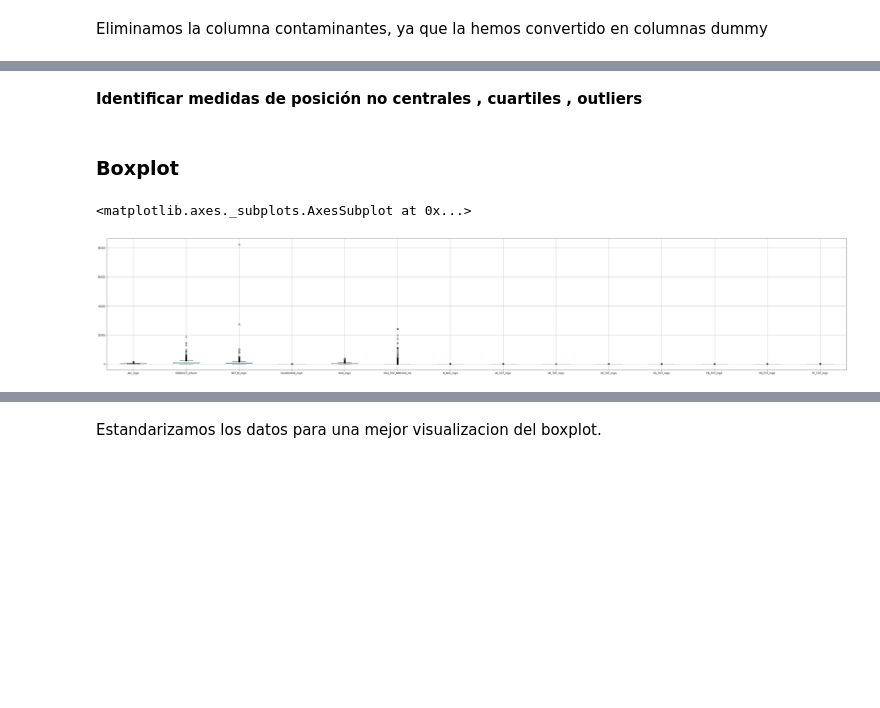
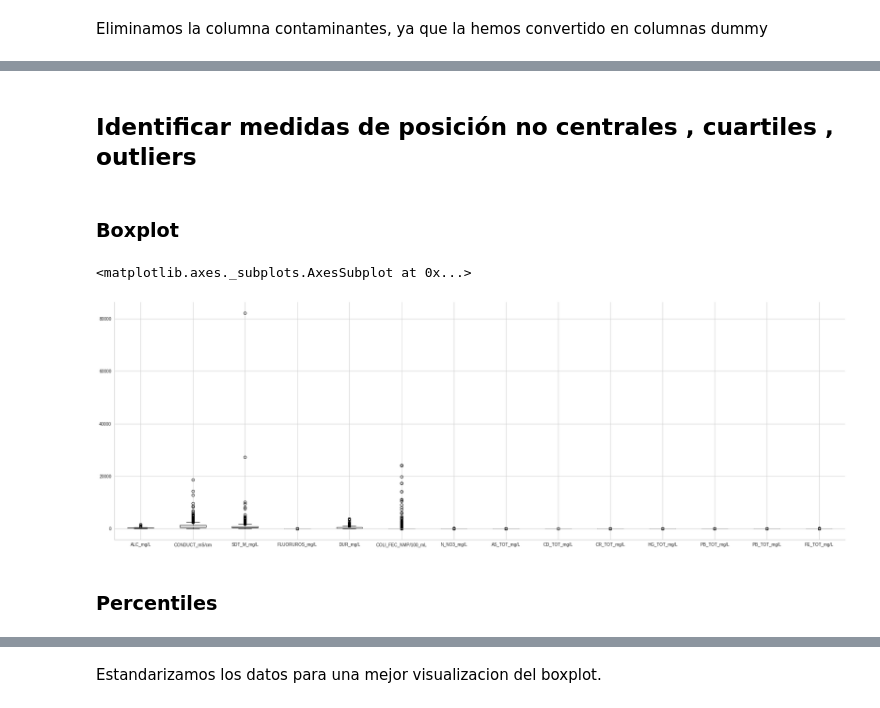
Before and after one commit to PosgradoMNA/actividades-del-projecto-equipo-48, a Jupyter notebook: Reto/Entrega1/Reto_Entrega_1.ipynb, the cells around one changed output, grey strips where cells are left out. Saved outputs shown, nothing was run; the diff lists cells and outputs as text; code cells hidden in the pictures; blank space fills up the shorter version.

```diff
--- a/Reto/Entrega1/Reto_Entrega_1.ipynb
+++ b/Reto/Entrega1/Reto_Entrega_1.ipynb
@@ -208,11 +344,12 @@ dtype: float64
 # %% [markdown]
-**Identificar medidas de posición no centrales , cuartiles , outliers**
+## **Identificar medidas de posición no centrales , cuartiles , outliers**
 # %% [markdown]
 ### **Boxplot**
-# %%
-import matplotlib.pyplot as plt
-numerical_columns=["ALC_mg/L","CONDUCT_mS/cm","SDT_M_mg/L","FLUORUROS_mg/L","DUR_mg/L","COLI_FEC_NMP/100_mL","N_NO3_mg/L","AS_TOT_mg/L","CD_TOT_mg/L","CR_TOT_mg/L","HG_TOT_mg/L","PB_TOT_mg/L","PB_TOT_mg/L","FE_TOT_mg/L"]
-df[numerical_columns].boxplot(figsize=(55,10))
-# %% [output]
-<matplotlib.axes._subplots.AxesSubplot at 0x...>
-[figure, removed]
+# %%
+import matplotlib.pyplot as plt
+df[numerical_columns].boxplot(figsize=(30,10))
+# %% [output]
+<matplotlib.axes._subplots.AxesSubplot at 0x...>
+[figure, added]
+# %% [markdown]
+### **Percentiles**
```
Also changed, not shown: parts of 50 cells of this notebook.
